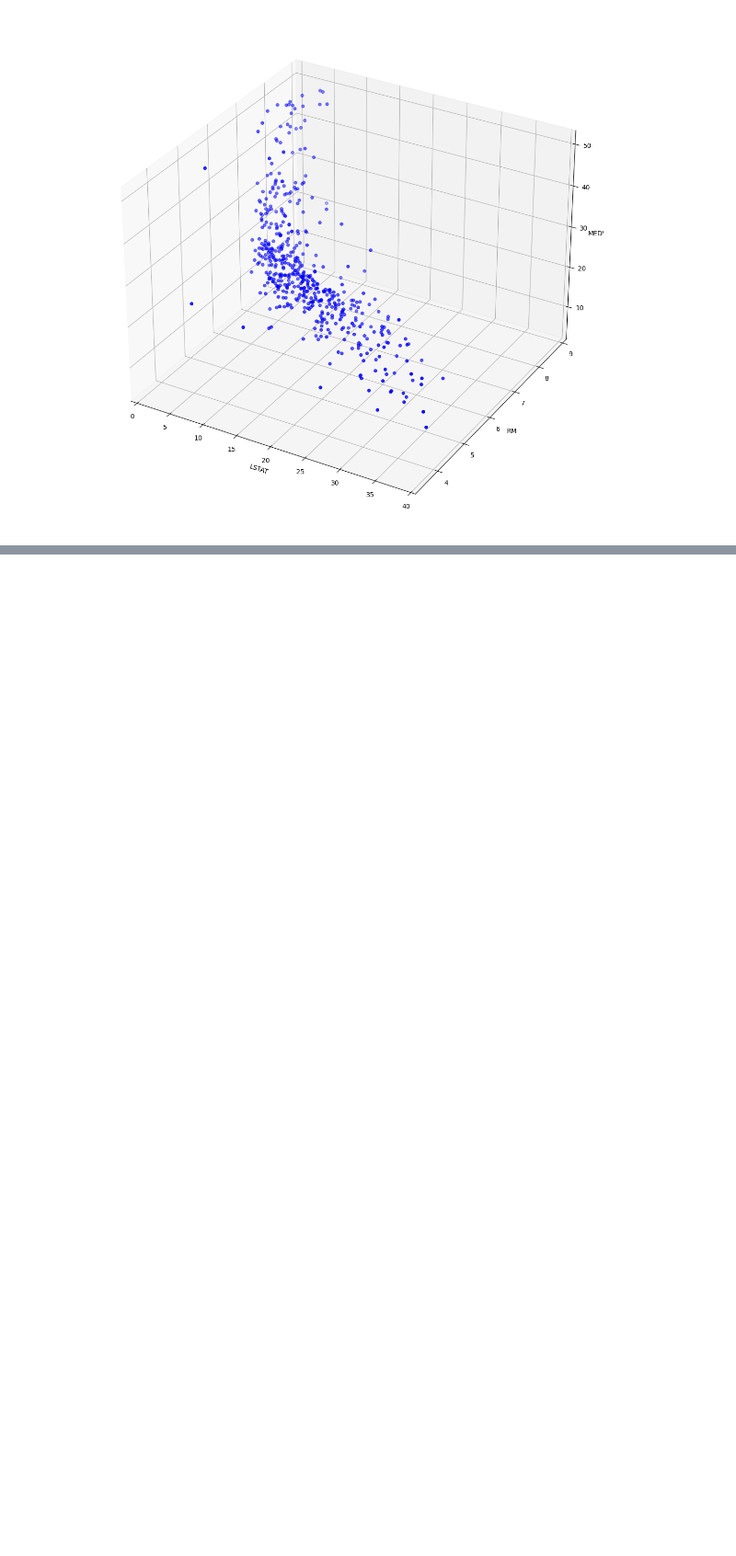
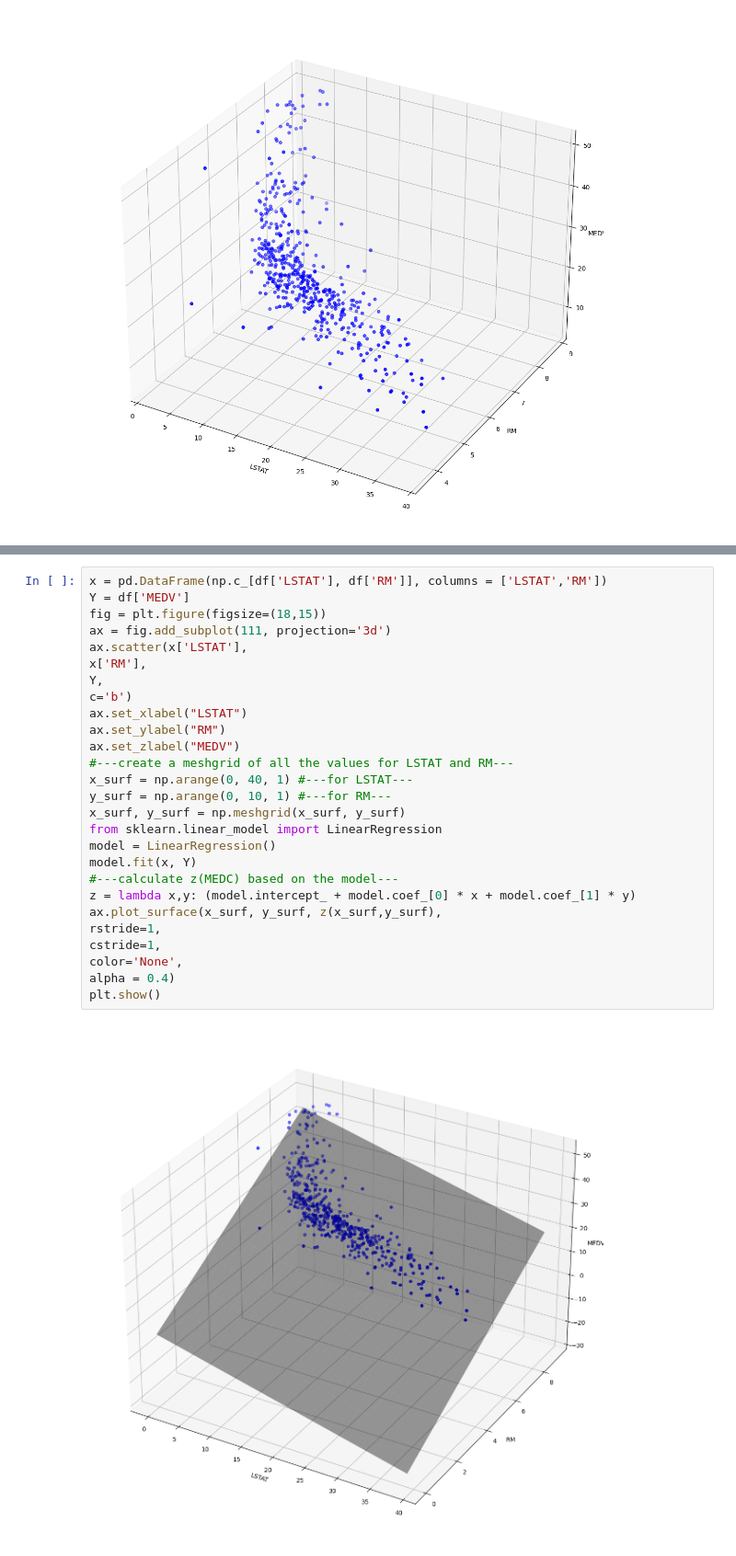
Before and after one commit to StefanoSassy/Introduccion-al-Maching-Learning-, a Jupyter notebook: ML.ipynb, the cells around one changed output, grey strips where cells are left out. Shown at 92% size. Drawn from its saved outputs; the diff is of its cells as text; blank space fills up the shorter version.

```diff
--- a/ML.ipynb
+++ b/ML.ipynb
@@ -321,0 +438,29 @@ Antes de continuar veamos un ejemplo de las cuentas a realizar y como nos ayuda
+# %%
+x = pd.DataFrame(np.c_[df['LSTAT'], df['RM']], columns = ['LSTAT','RM'])
+Y = df['MEDV']
+fig = plt.figure(figsize=(18,15))
+ax = fig.add_subplot(111, projection='3d')
+ax.scatter(x['LSTAT'],
+x['RM'],
+Y,
+c='b')
+ax.set_xlabel("LSTAT")
+ax.set_ylabel("RM")
+ax.set_zlabel("MEDV")
+#---create a meshgrid of all the values for LSTAT and RM---
+x_surf = np.arange(0, 40, 1) #---for LSTAT---
+y_surf = np.arange(0, 10, 1) #---for RM---
+x_surf, y_surf = np.meshgrid(x_surf, y_surf)
+from sklearn.linear_model import LinearRegression
+model = LinearRegression()
+model.fit(x, Y)
+#---calculate z(MEDC) based on the model---
+z = lambda x,y: (model.intercept_ + model.coef_[0] * x + model.coef_[1] * y)
+ax.plot_surface(x_surf, y_surf, z(x_surf,y_surf),
+rstride=1,
+cstride=1,
+color='None',
+alpha = 0.4)
+plt.show()
+# %% [output]
+[figure, added]
```
Also changed, not shown: parts of 20 cells of this notebook.
